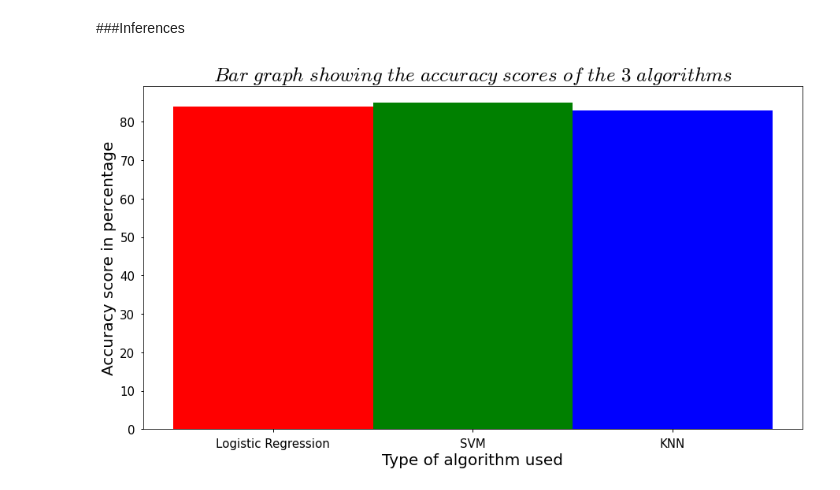
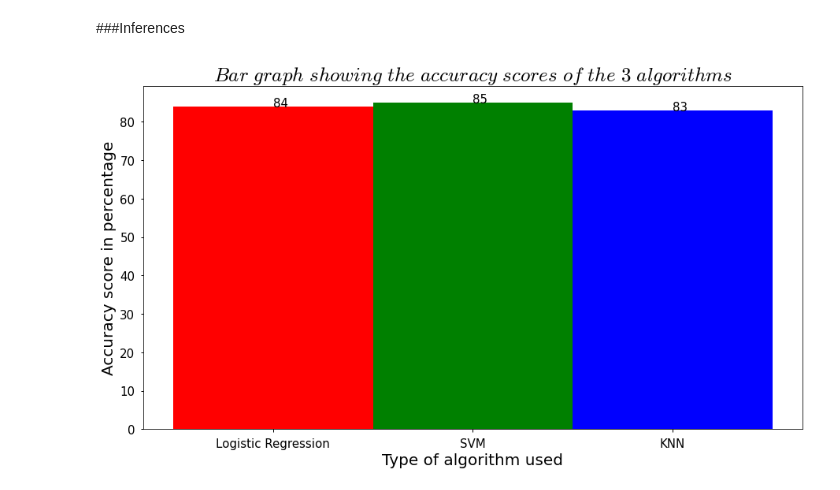
Before and after one commit to Harsha1569/CS252-Assignment, a Jupyter notebook: CS351_Assignment.ipynb, the cells around one changed output. Drawn from its saved outputs; the diff is of its cells as text; code cells hidden in the pictures.

```diff
--- a/CS351_Assignment.ipynb
+++ b/CS351_Assignment.ipynb
@@ -440,19 +440,25 @@ weighted avg       0.82      0.83      0.82     29092
 # %%
 #Plotting bar-graph of accuracy scores
 
 logreg_acc_score = 84
 svm_acc_score = 85
 knn_acc_score = 83
+
+
+def addlabels(x,y):
+    for i in range(len(x)):
+        plt.text(i,y[i],y[i], size=15)
 
 fig = plt.figure()
 X_axis = ['Logistic Regression', 'SVM', 'KNN']
 Y_axis = [logreg_acc_score,svm_acc_score,knn_acc_score]
 plt.bar(X_axis,Y_axis, color=['red', 'green', 'blue'],  width = 1.0)
 plt.xlabel("Type of algorithm used", size =20)
 plt.ylabel("Accuracy score in percentage", size =20)
 plt.title(r"$Bar\ graph\ showing\ the\ accuracy\ scores\ of\ the\ 3\ algorithms$", size =25)
 plt.xticks(fontsize=15)
 plt.yticks(fontsize=15)
+addlabels(X_axis, Y_axis)
 plt.show()
 # %% [output]
-[figure, old version]
+[figure, new version]
```
